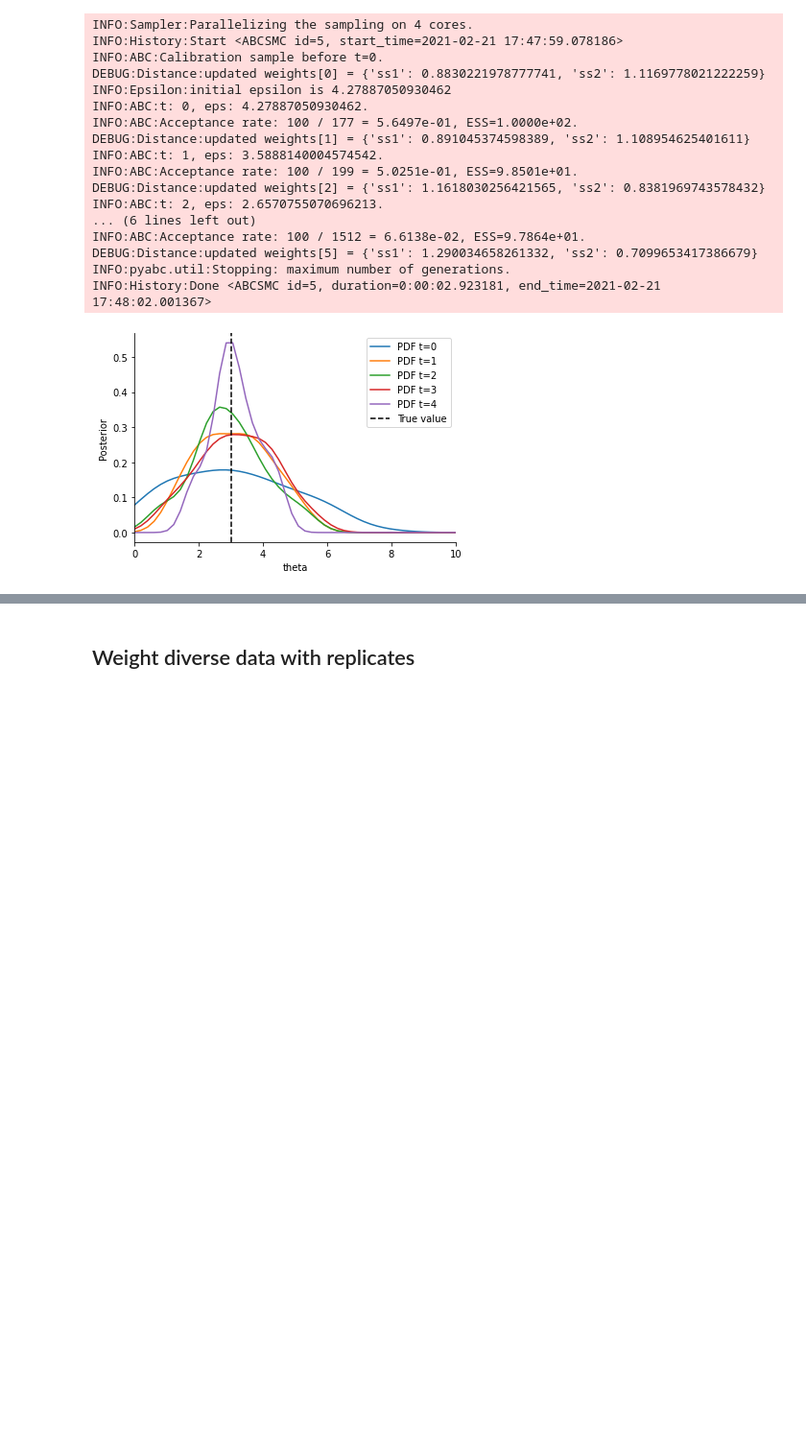
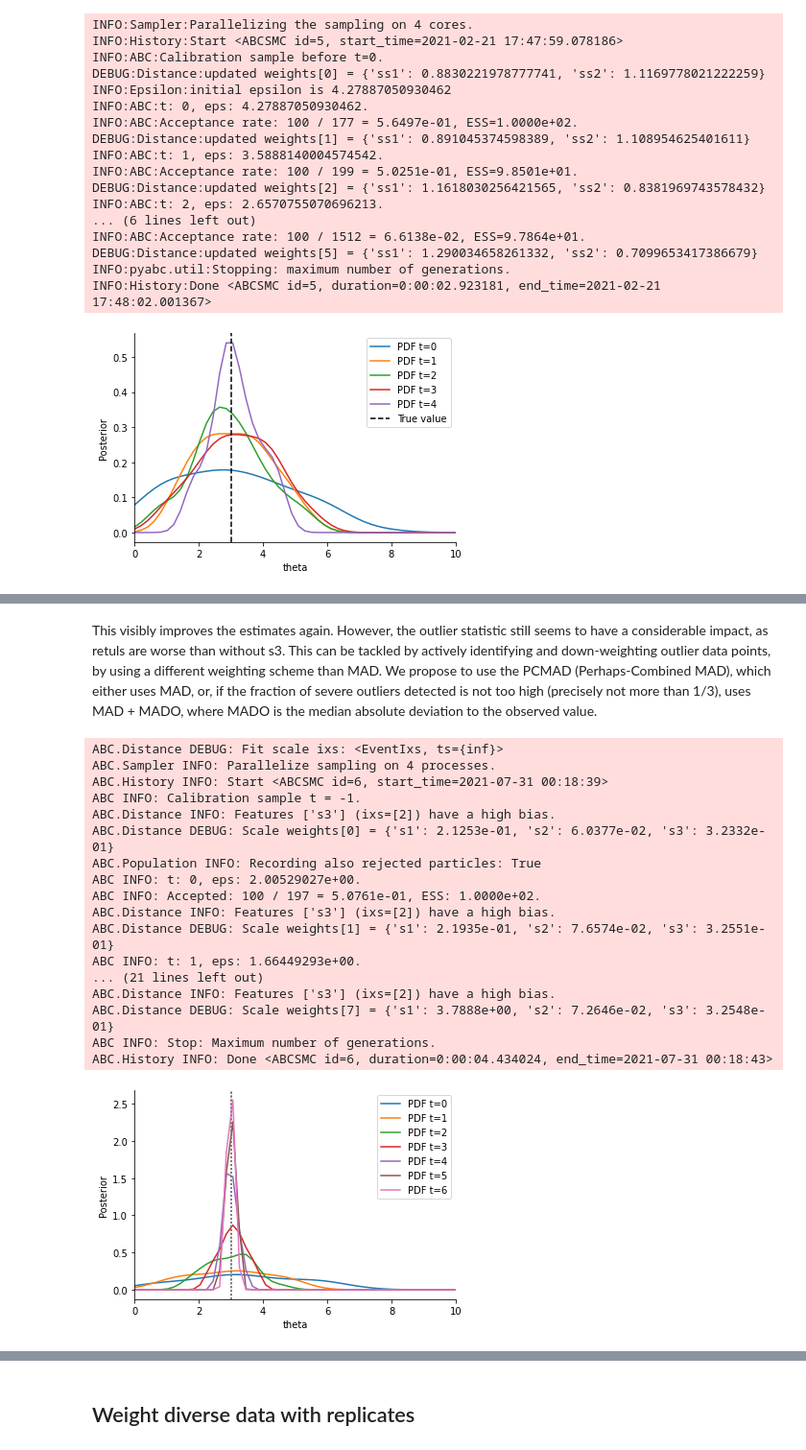
Before and after one commit to ICB-DCM/pyABC, a Jupyter notebook: doc/examples/adaptive_distances.ipynb, the cells around one changed output, grey strips where cells are left out. Shown at 96% size. Cells and saved outputs as stored; diff of their text form; code cells hidden in the pictures; blank space fills up the shorter version.

```diff
--- a/doc/examples/adaptive_distances.ipynb
+++ b/doc/examples/adaptive_distances.ipynb
@@ -284,0 +366,37 @@ pyabc.visualization.plot_sample_numbers([history0, history1, history2], ["Fixed
+# %% [markdown]
+This visibly improves the estimates again. However, the outlier statistic still seems to have a considerable impact, as retuls are worse than without s3. This can be tackled by actively identifying and down-weighting outlier data points, by using a different weighting scheme than MAD. We propose to use the PCMAD (Perhaps-Combined MAD), which either uses MAD, or, if the fraction of severe outliers detected is not too high (precisely not more than 1/3), uses MAD + MADO, where MADO is the median absolute deviation to the observed value.
+# %%
+scale_log_file_pcmad = tempfile.mkstemp(suffix=".json")[1]
+
+distance_adaptive = pyabc.AdaptivePNormDistance(
+    p=1,
+    scale_function=pyabc.distance.pcmad,  # new, previously mad
+    scale_log_file=scale_log_file_pcmad,
+)
+
+abc = pyabc.ABCSMC(
+    model, prior, distance_adaptive,
+    acceptor = pyabc.UniformAcceptor(use_complete_history=True))
+abc.new(db_path, observation)
+h_pcmad = abc.run(max_nr_populations=7)
+
+plot_history(h_pcmad)
+# %% [output]
+ABC.Distance DEBUG: Fit scale ixs: <EventIxs, ts={inf}>
+ABC.Sampler INFO: Parallelize sampling on 4 processes.
+ABC.History INFO: Start <ABCSMC id=6, start_time=2021-07-31 00:18:39>
+ABC INFO: Calibration sample t = -1.
+ABC.Distance INFO: Features ['s3'] (ixs=[2]) have a high bias.
+ABC.Distance DEBUG: Scale weights[0] = {'s1': 2.1253e-01, 's2': 6.0377e-02, 's3': 3.2332e-01}
+ABC.Population INFO: Recording also rejected particles: True
+ABC INFO: t: 0, eps: 2.00529027e+00.
+ABC INFO: Accepted: 100 / 197 = 5.0761e-01, ESS: 1.0000e+02.
+ABC.Distance INFO: Features ['s3'] (ixs=[2]) have a high bias.
+ABC.Distance DEBUG: Scale weights[1] = {'s1': 2.1935e-01, 's2': 7.6574e-02, 's3': 3.2551e-01}
+ABC INFO: t: 1, eps: 1.66449293e+00.
+... (21 lines left out)
+ABC.Distance INFO: Features ['s3'] (ixs=[2]) have a high bias.
+ABC.Distance DEBUG: Scale weights[7] = {'s1': 3.7888e+00, 's2': 7.2646e-02, 's3': 3.2548e-01}
+ABC INFO: Stop: Maximum number of generations.
+ABC.History INFO: Done <ABCSMC id=6, duration=0:00:04.434024, end_time=2021-07-31 00:18:43>
+[figure, added]
```
Also changed, not shown: parts of 43 cells of this notebook, 4 other files.
